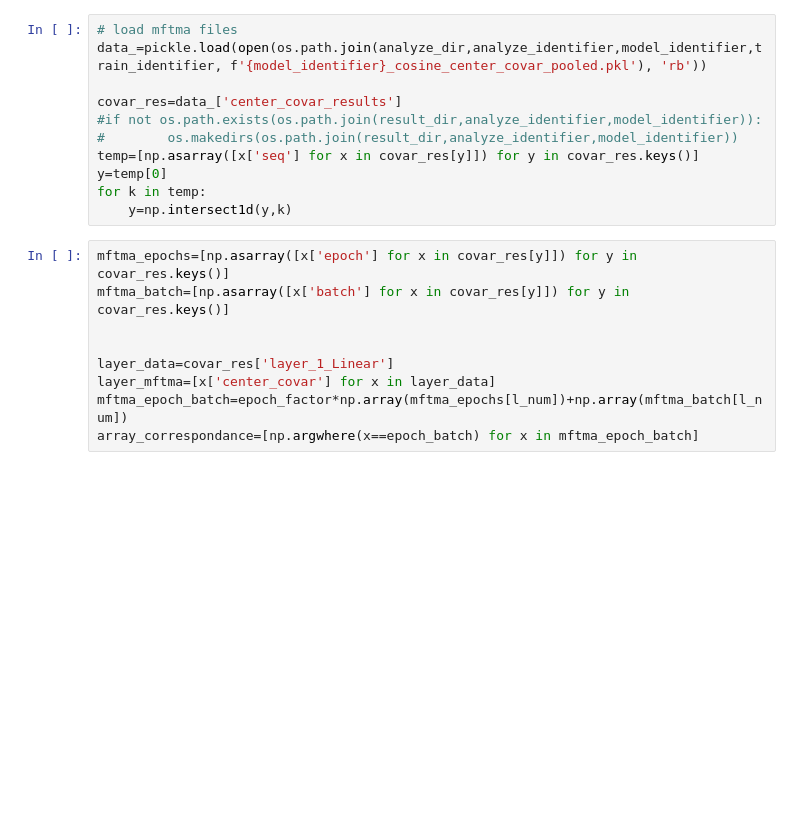
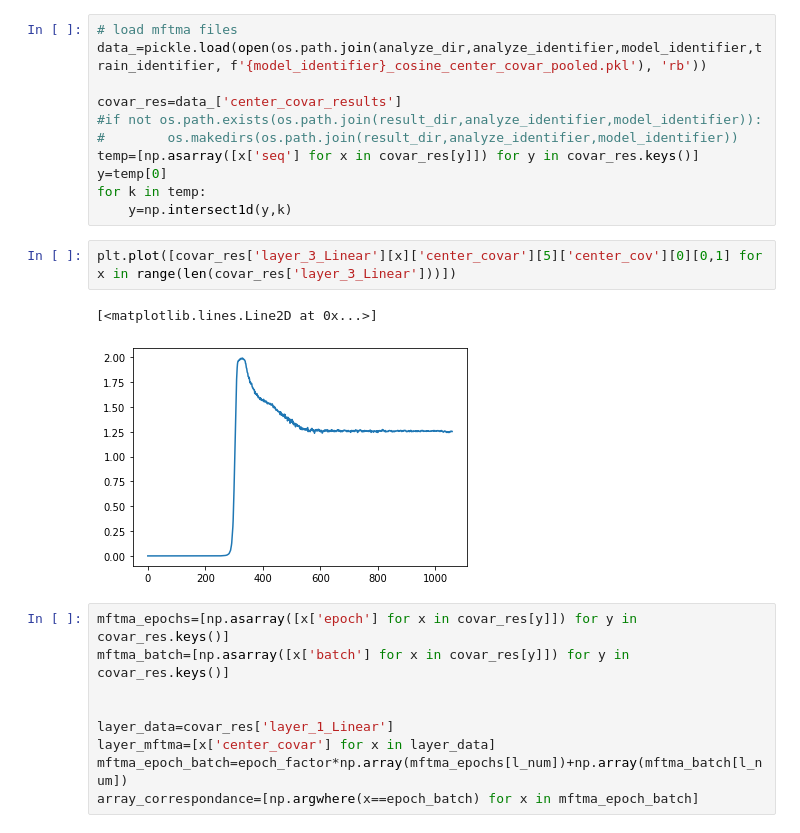
Before and after one commit to eghbalhosseini/neural_manifolds, a Jupyter notebook: inspect_center_covar.ipynb, the cells around one changed output. Drawn from its saved outputs; the diff is of its cells as text; blank space fills up the shorter version.

```diff
--- a/inspect_center_covar.ipynb
+++ b/inspect_center_covar.ipynb
@@ -64,6 +64,11 @@ temp=[np.asarray([x['seq'] for x in covar_res[y]]) for y in covar_res.keys()]
 y=temp[0]
 for k in temp:
     y=np.intersect1d(y,k)
+# %%
+plt.plot([covar_res['layer_3_Linear'][x]['center_covar'][5]['center_cov'][0][0,1] for x in range(len(covar_res['layer_3_Linear']))])
+# %% [output]
+[<matplotlib.lines.Line2D at 0x...>]
+[figure, added]
 # %%
 mftma_epochs=[np.asarray([x['epoch'] for x in covar_res[y]]) for y in covar_res.keys()]
 mftma_batch=[np.asarray([x['batch'] for x in covar_res[y]]) for y in covar_res.keys()]
```
Also changed, not shown: parts of 9 cells of this notebook, 4 other files.
